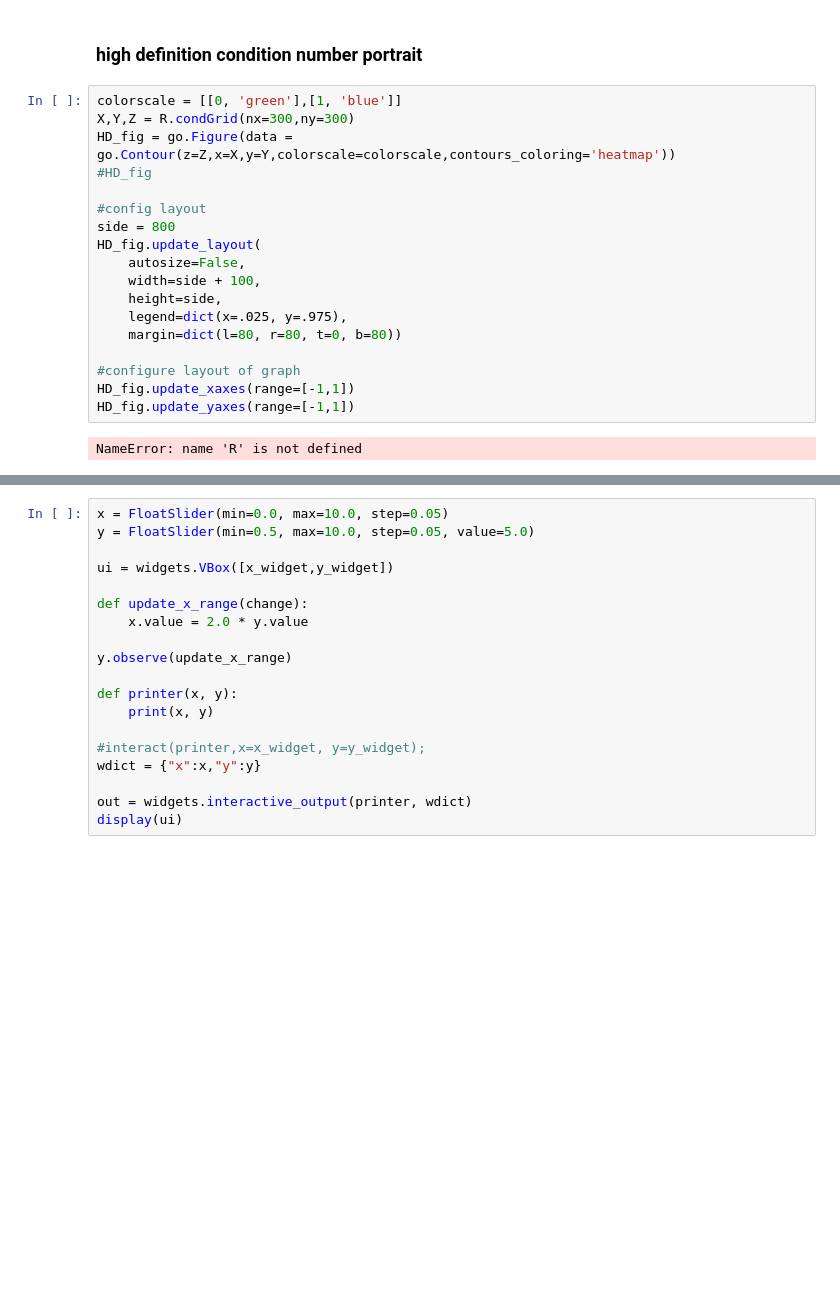
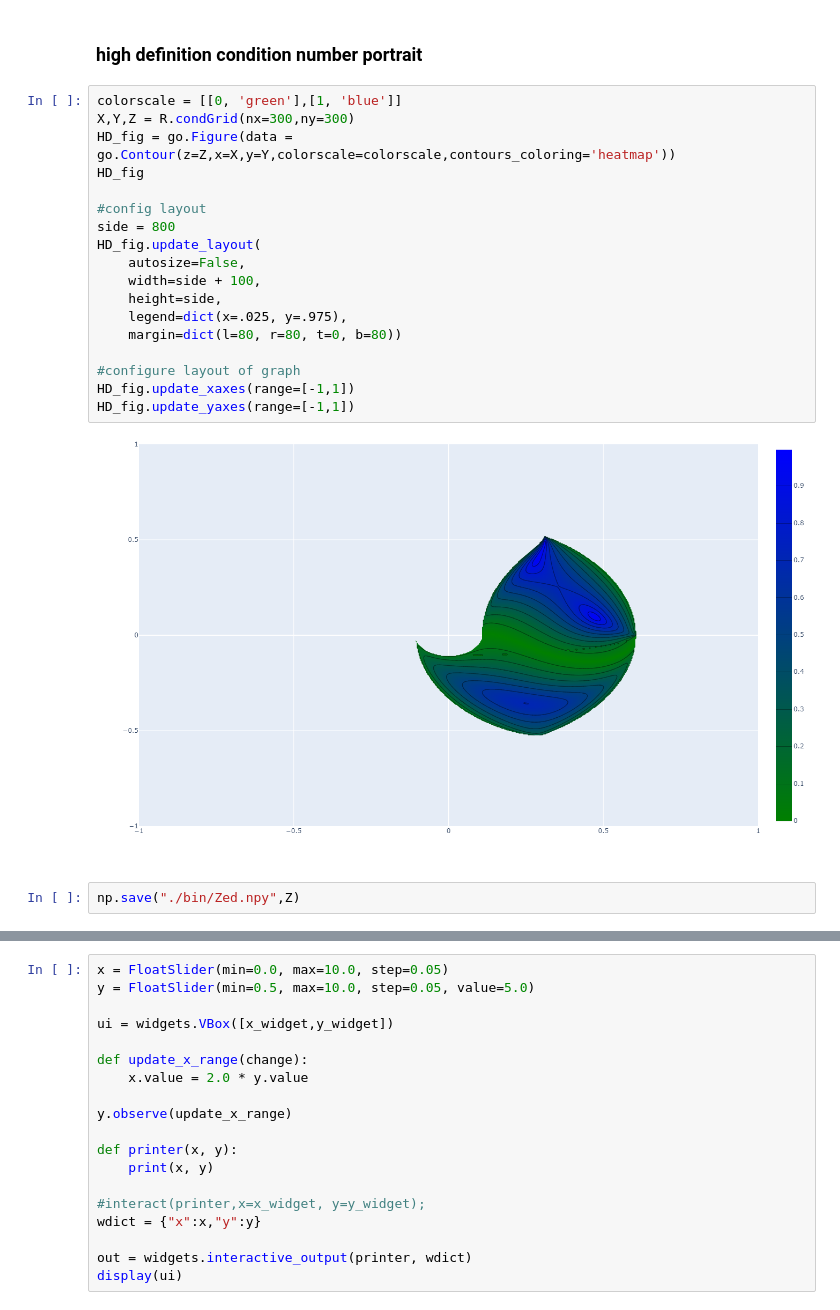
Before and after one commit to adawsonelli/NRI_Analyses, a Jupyter notebook: Parellel_robot_optimization.ipynb, the cells around one changed output, grey strips where cells are left out. Saved outputs shown, nothing was run; the diff lists cells and outputs as text; blank space fills up the shorter version.

```diff
--- a/Parellel_robot_optimization.ipynb
+++ b/Parellel_robot_optimization.ipynb
@@ -791,20 +844,22 @@ R.θdrivenKinematics5bl(0,2.74)
 # %%
 colorscale = [[0, 'green'],[1, 'blue']]
 X,Y,Z = R.condGrid(nx=300,ny=300)
 HD_fig = go.Figure(data = go.Contour(z=Z,x=X,y=Y,colorscale=colorscale,contours_coloring='heatmap'))
-#HD_fig
+HD_fig
 
 #config layout
 side = 800
 HD_fig.update_layout(
     autosize=False,
     width=side + 100,
     height=side,
     legend=dict(x=.025, y=.975),
     margin=dict(l=80, r=80, t=0, b=80))
 
 #configure layout of graph
 HD_fig.update_xaxes(range=[-1,1])
 HD_fig.update_yaxes(range=[-1,1])
 # %% [output]
-NameError: name 'R' is not defined
+[figure, added]
+# %%
+np.save("./bin/Zed.npy",Z)
```
Also changed, not shown: parts of 4 cells of this notebook, 1 other file.
